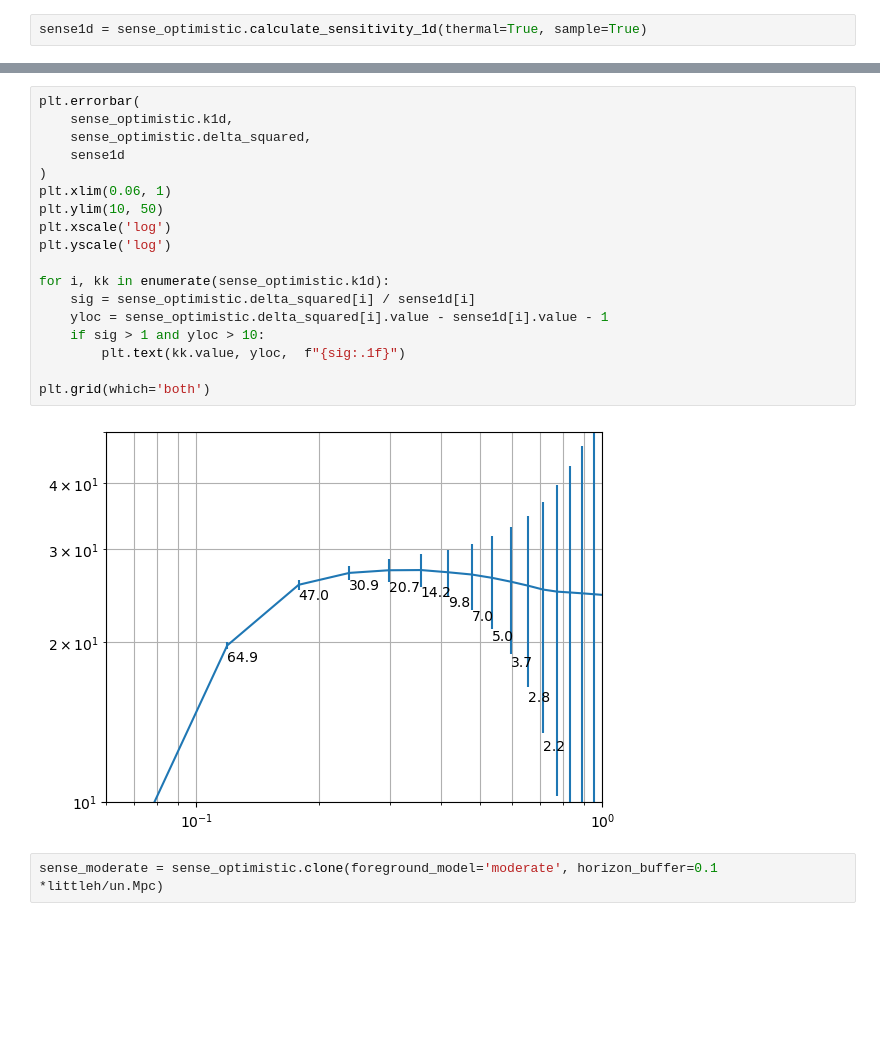
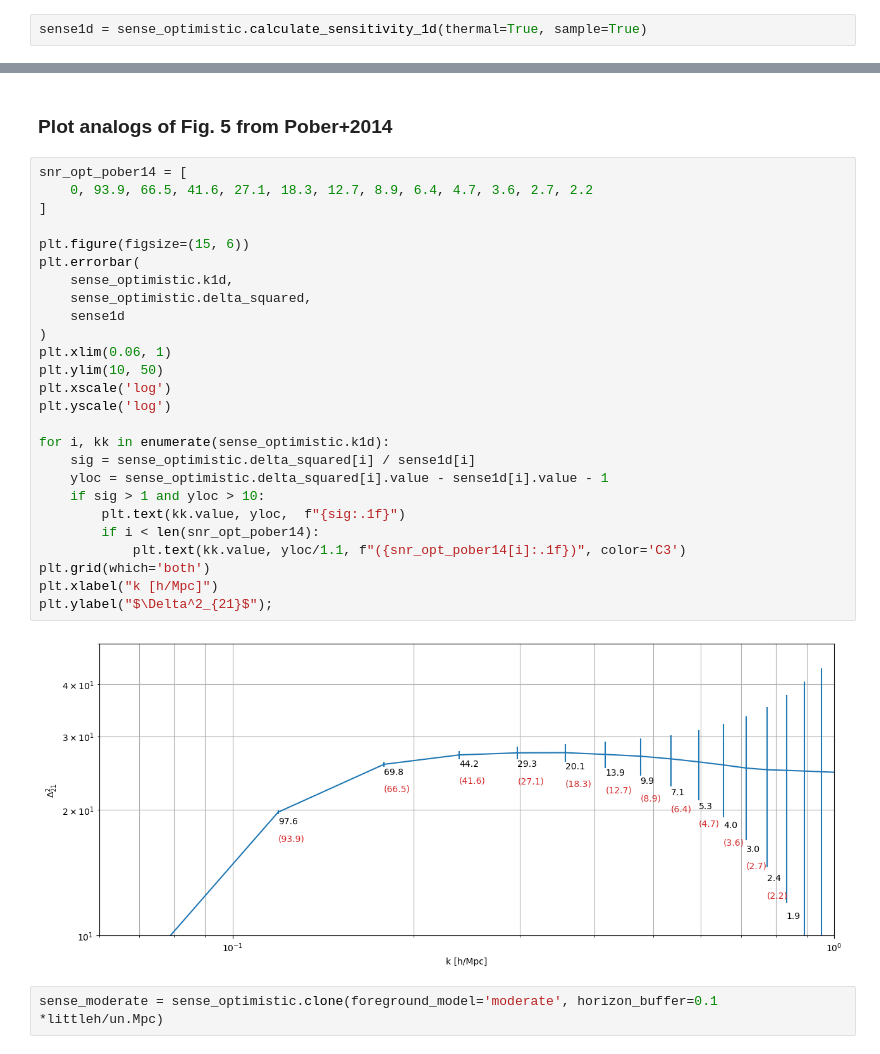
Before and after one commit to rasg-affiliates/21cmSense, a Jupyter notebook: docs/tutorials/reproducing_pober_2014.ipynb, the cells around one changed output, grey strips where cells are left out. Cells and saved outputs as stored; diff of their text form; blank space fills up the shorter version.

Commit message:
docs: fix reproducing_pober notebook

```diff
--- a/docs/tutorials/reproducing_pober_2014.ipynb
+++ b/docs/tutorials/reproducing_pober_2014.ipynb
@@ -127,23 +108,33 @@ $[0.059523603,~0.11904721,~0.17857081,~0.23809441,~0.29761802,~0.35714162,~0.416
+# %% [markdown]
+### Plot analogs of Fig. 5 from Pober+2014
 # %%
+snr_opt_pober14 = [
+    0, 93.9, 66.5, 41.6, 27.1, 18.3, 12.7, 8.9, 6.4, 4.7, 3.6, 2.7, 2.2
+]
+
+plt.figure(figsize=(15, 6))
 plt.errorbar(
     sense_optimistic.k1d,
     sense_optimistic.delta_squared,
     sense1d
 )
 plt.xlim(0.06, 1)
 plt.ylim(10, 50)
 plt.xscale('log')
 plt.yscale('log')
 
 for i, kk in enumerate(sense_optimistic.k1d):
     sig = sense_optimistic.delta_squared[i] / sense1d[i]
     yloc = sense_optimistic.delta_squared[i].value - sense1d[i].value - 1
     if sig > 1 and yloc > 10:
         plt.text(kk.value, yloc,  f"{sig:.1f}")
-
+        if i < len(snr_opt_pober14):
+            plt.text(kk.value, yloc/1.1, f"({snr_opt_pober14[i]:.1f})", color='C3')
 plt.grid(which='both')
+plt.xlabel("k [h/Mpc]")
+plt.ylabel("$\Delta^2_{21}$");
 # %% [output]
-[figure, old version]
+[figure, new version]
 # %%
 sense_moderate = sense_optimistic.clone(foreground_model='moderate', horizon_buffer=0.1 *littleh/un.Mpc)
 # %%
```
Also changed, not shown: parts of 18 cells of this notebook.
